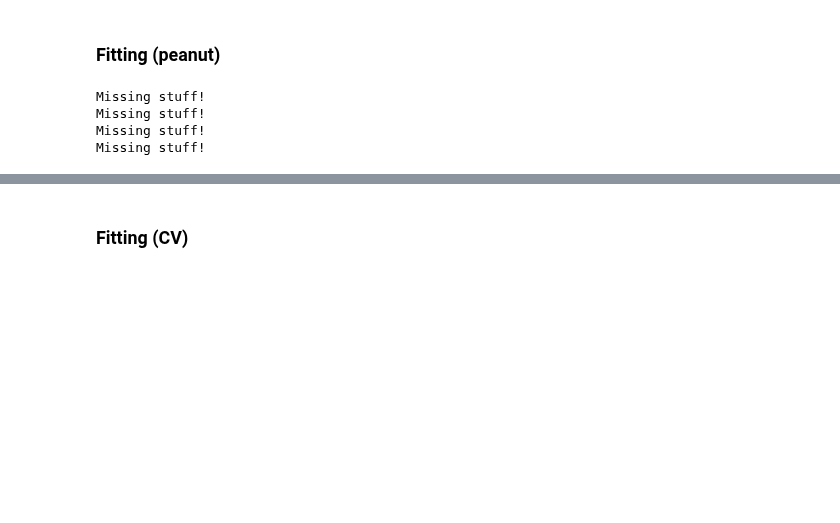
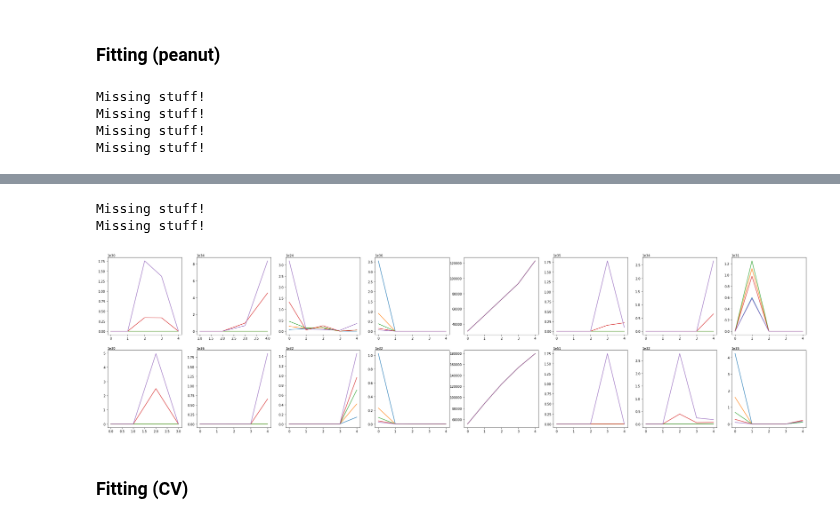
Before and after one commit to BouchardLab/FCCA_analysis, a Jupyter notebook: notebooks/final/Fig2.ipynb, the cells around one changed output, grey strips where cells are left out. Drawn from its saved outputs; the diff is of its cells as text; code cells hidden in the pictures; blank space fills up the shorter version.

```diff
--- a/notebooks/final/Fig2.ipynb
+++ b/notebooks/final/Fig2.ipynb
@@ -300,0 +300,65 @@ KeyboardInterrupt:
+# %%
+# PFC only
+loader_args = [{'bin_width':25, 'epoch': epoch, 'filter_fn':'none', 'filter_kwargs':{}, 'boxcox':0.5, 'spike_threshold':100, 'region':r}
+               for epoch in np.arange(2, 18, 2) for r in ['both']]
+
+etrainjoint = np.zeros((len(loader_args), 5, 5, 5))
+etestjoint = np.zeros((len(loader_args), 5, 5, 5))
+
+etrainjointHPc = np.zeros((len(loader_args), 5, 5, 5))
+etestjointHPc = np.zeros((len(loader_args), 5, 5, 5))
+
+etrainjointOFC = np.zeros((len(loader_args), 5, 5, 5))
+etestjointOFC = np.zeros((len(loader_args), 5, 5, 5))
+
+for i, loader_arg in enumerate(loader_args):
+    dat = load_peanut(data_file, **loader_arg)
+    tmp = deepcopy(loader_arg)
+    tmp['region'] = 'HPc'
+    datHPc = load_peanut(data_file, **tmp)
+    HPc_size = datHPc['spike_rates'].shape[-1]
+
+    y = np.squeeze(dat['spike_rates'])
+    fold_idx = 0
+    for j, (train_idxs, test_idxs) in enumerate(KFold(5).split(y)):
+        ccm_train = estimate_autocorrelation(y[train_idxs], 5)
+        ccm_test = estimate_autocorrelation(y[test_idxs], 5)
+
+        ccm_train_HPc = [c[0:HPc_size, 0:HPc_size] for c in ccm_train]
+        ccm_test_HPc = [c[0:HPc_size, 0:HPc_size] for c in ccm_test]
+
+        ccm_train_OFC = [c[HPc_size:, HPc_size:] for c in ccm_train]
+        ccm_test_OFC = [c[HPc_size:, HPc_size:] for c in ccm_test]
+
+        for k, var_order in enumerate([1, 2, 3, 4, 5]):
+            df_ = apply_df_filters(peanut_df, epoch=loader_arg['epoch'], fold_idx=fold_idx, order=var_order, region='both')
+            try:
+                assert(df_.shape[0] == 1)
+            except:
+                print('Missing stuff!')
+                etrainjoint[i, j, k] = np.nan
+                etestjoint[i, j, k] = np.nan
+                etrainjointHPc[i, j, k] = np.nan
+                etestjointHPc[i, j, k] = np.nan
+                etrainjointOFC[i, j, k] = np.nan
+                etestjointOFC[i, j, k] = np.nan
+                continue
+
+            varss = VARss(df_.iloc[0]['coef'])
+
+            varccm = varss.autocorrelation(5)
+
+            etrainjoint[i, j, k] = [np.linalg.norm(ccm_train[idx] - varccm[idx]) for idx in range(5)]
+            etestjoint[i, j, k] = [np.linalg.norm(ccm_test[idx] - varccm[idx]) for idx in range(5)]
+
+            etrainjointHPc[i, j, k] = [np.linalg.norm(ccm_train_HPc[idx] - varccm[idx][0:HPc_size, 0:HPc_size]) for idx in range(5)]
+            etestjointHPc[i, j, k] = [np.linalg.norm(ccm_test_HPc[idx] - varccm[idx][0:HPc_size, 0:HPc_size]) for idx in range(5)]
+
+            etrainjointOFC[i, j, k] = [np.linalg.norm(ccm_train_OFC[idx] - varccm[idx][HPc_size:, HPc_size:]) for idx in range(5)]
+            etestjointOFC[i, j, k] = [np.linalg.norm(ccm_test_OFC[idx] - varccm[idx][HPc_size:, HPc_size:]) for idx in range(5)]
+
+
+        fold_idx += 1
+# %% [output]
+Missing stuff!
+Missing stuff!
@@ -301,3 +367,12 @@ KeyboardInterrupt:
+# %%
+# Plot
+# Plot for each data file the average across var order
+fig, ax = plt.subplots(2, 8, figsize=(40, 10))
+for i in range(etestHPc.shape[0]):
+    ax[0, i].plot(np.mean(etestHPc[i, ...], axis=0))
+    ax[1, i].plot(np.mean(etestjointHPc[i, ...], axis=0))
+# %% [output]
+[figure, added]
 # %% [markdown]
 ### Fitting (CV)
 # %%
```
Also changed, not shown: parts of 3 cells of this notebook, 2 other files.
